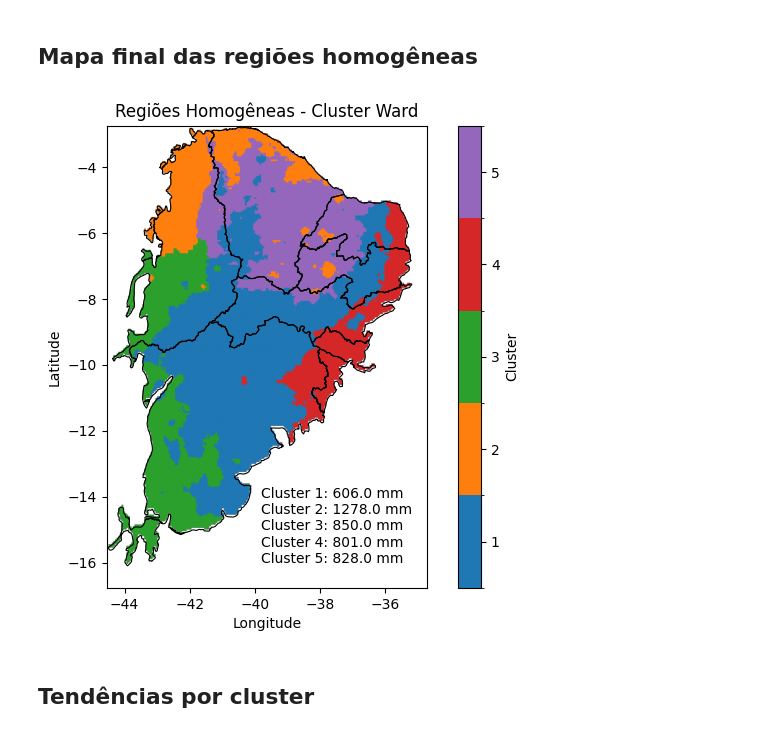
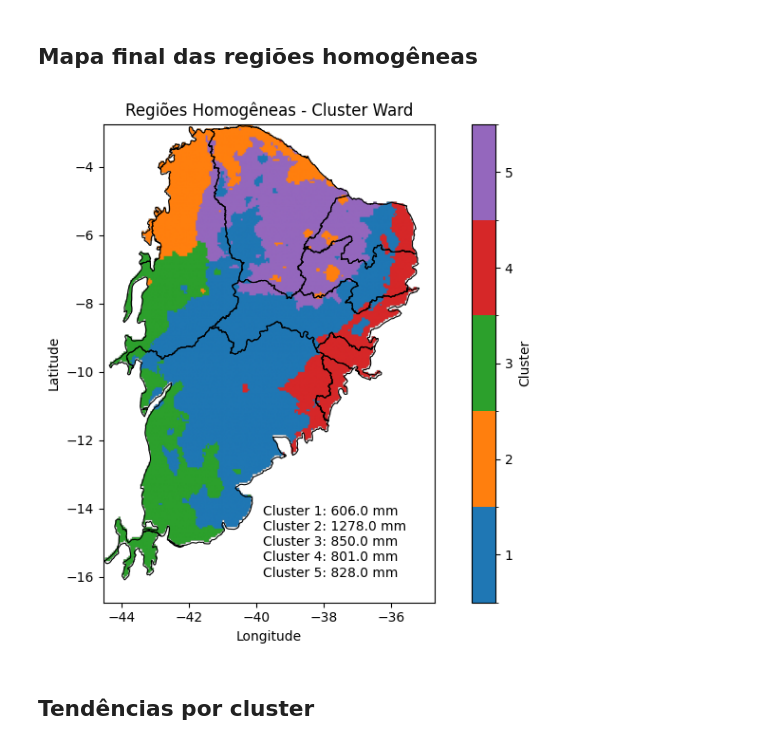
Before and after one commit to eduardocholuck/remote_sensing-1, a Jupyter notebook: 05_cluster_regioes.ipynb, the cells around one changed output. Drawn from its saved outputs; the diff is of its cells as text; code cells hidden in the pictures.

```diff
--- a/05_cluster_regioes.ipynb
+++ b/05_cluster_regioes.ipynb
@@ -214,36 +220,37 @@ gdf_estados = gpd.read_file(shapefile_path)
 
 # Colormap para 5 clusters
 cores = ["#1f77b4", "#ff7f0e", "#2ca02c", "#d62728", "#9467bd"]
 cmap_categorico = mcolors.ListedColormap(cores[:n_clusters])
 
 bounds = np.arange(0.5, n_clusters + 1.5, 1)  # para clusters 1–5
 norm = mcolors.BoundaryNorm(bounds, cmap_categorico.N)
 
 plt.figure(figsize=(8,6))
 plt.imshow(labels_map, origin="upper",
            extent=[precip.lon.min(), precip.lon.max(),
                    precip.lat.min(), precip.lat.max()],
            cmap=cmap_categorico, norm=norm)
 
 # Adicionar contorno dos estados (sem preenchimento)
 gdf_estados.boundary.plot(ax=plt.gca(), color='black', linewidth=0.8)
 
 cbar = plt.colorbar(ticks=np.arange(1, n_clusters+1))
 cbar.set_label("Cluster")
 
 # Adicionar caixa de texto com médias
 texto_media = "\n".join([f"Cluster {int(k)}: {v} mm" for k, v in media_clusters.round(0).items()])
 plt.annotate(texto_media,
-             xy=(-39.8, -16),  # canto inferior direito (ajuste se precisar)
+             xy=(-39.8, -16),
              xycoords='data')
-             #bbox=dict(boxstyle="round,pad=0.5", fc="white", ec="black"))
 plt.xlabel("Longitude")
 plt.ylabel("Latitude")
 
 plt.title("Regiões Homogêneas - Cluster Ward")
+#plt.savefig("outputs/maps/cluster_regioes.png", dpi=300, bbox_inches='tight')
+plt.tight_layout()
 plt.show()
 # %% [output]
-[figure, old version]
+[figure, new version]
 # %% [markdown]
 ## Tendências por cluster
 # %%
```
Also changed, not shown: parts of 2 cells of this notebook, 4 other files.
